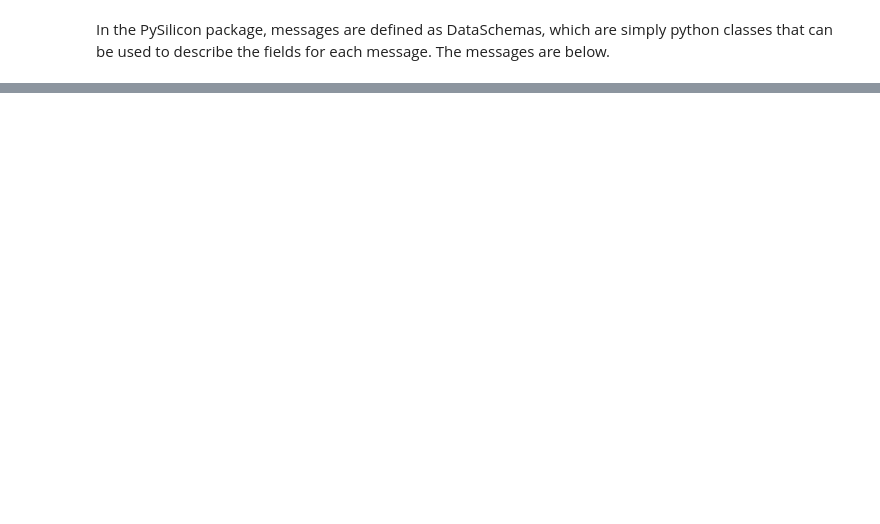
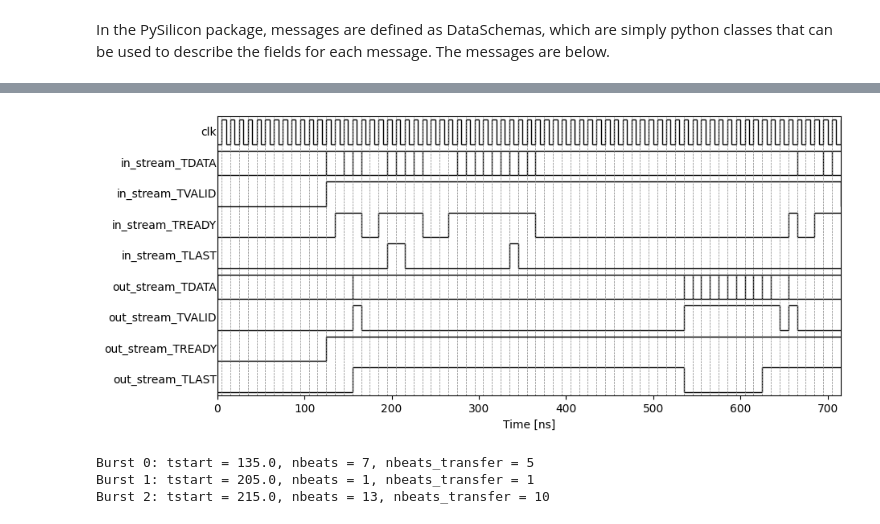
Before and after one commit to tonykorycki/hwdesign, a Jupyter notebook: demos/stream/poly_demo.ipynb, the cells around one changed output, grey strips where cells are left out. Drawn from its saved outputs; the diff is of its cells as text; code cells hidden in the pictures; blank space fills up the shorter version.

Commit message:
Updated the streaming interfaces with the new pysilicon design

```diff
--- a/demos/stream/poly_demo.ipynb
+++ b/demos/stream/poly_demo.ipynb
@@ -291,0 +195,13 @@ Available                            280  220  106400  53200     0
+# %%
+from vcdvcd import VCDVCD
+import matplotlib.pyplot as plt
+
+# Check if VCD file exists
+vcd_file = 'dump_poly.vcd'
+import os
+fn = os.path.join(os.getcwd(), 'vcd', vcd_file)
+if not os.path.exists(fn):
+    raise FileNotFoundError(f"VCD file not found: {fn}")
+
+# Parse the VCD file
+vcd = VCDVCD(fn, signals=None, store_tvs=True)
@@ -291,0 +221,21 @@ Available                            280  220  106400  53200     0
+# %%
+# Create a parsing class
+vp = VcdParser(vcd)
+
+# Get the clock signal name
+clk_name = vp.add_clock_signal()
+
+top_name = 'AESL_inst_poly'
+in_stream_name = f"{top_name}.in_stream_"
+out_stream_name = f"{top_name}.out_stream_"
+
+
+# Get the  AXI-Stream command signals
+in_str_sigs, in_bw = vp.add_axiss_signals(name=in_stream_name, short_name_prefix='in_stream',
+                                           ignore_multiple=True)
+print(in_str_sigs)
+
+# Get the output AXI-Stream signals
+out_str_sigs, out_bw = vp.add_axiss_signals(name=out_stream_name, short_name_prefix='out_stream',
+                                            ignore_multiple=True)
+print(out_str_sigs)
@@ -291,0 +265,23 @@ Available                            280  220  106400  53200     0
+# %%
+# Get the timing signals
+sig_list = vp.get_td_signals()
+
+# Create the timing diagram
+td = TimingDiagram()
+td.add_signals(sig_list)
+trange = None
+ax = td.plot_signals(add_clk_grid=True, trange=trange,
+                text_scale_factor=1e4, text_mode='never')
+_ = ax.set_xlabel('Time [ns]')
+# %% [output]
+[figure, added]
+# %%
+bursts_in, clk_period= vp.extract_axis_bursts(clk_name, in_str_sigs)
+for i, burst in enumerate(bursts_in):
+    nbeats = len(burst['beat_type'])
+    nbeats_transfer = sum(1 for bt in burst['beat_type'] if bt == 0)
+    print(f"Burst {i}: tstart = {burst['tstart']}, nbeats = {nbeats}, nbeats_transfer = {nbeats_transfer}")
+# %% [output]
+Burst 0: tstart = 135.0, nbeats = 7, nbeats_transfer = 5
+Burst 1: tstart = 205.0, nbeats = 1, nbeats_transfer = 1
+Burst 2: tstart = 215.0, nbeats = 13, nbeats_transfer = 10
```
Also changed, not shown: parts of 29 cells of this notebook, 18 other files.
